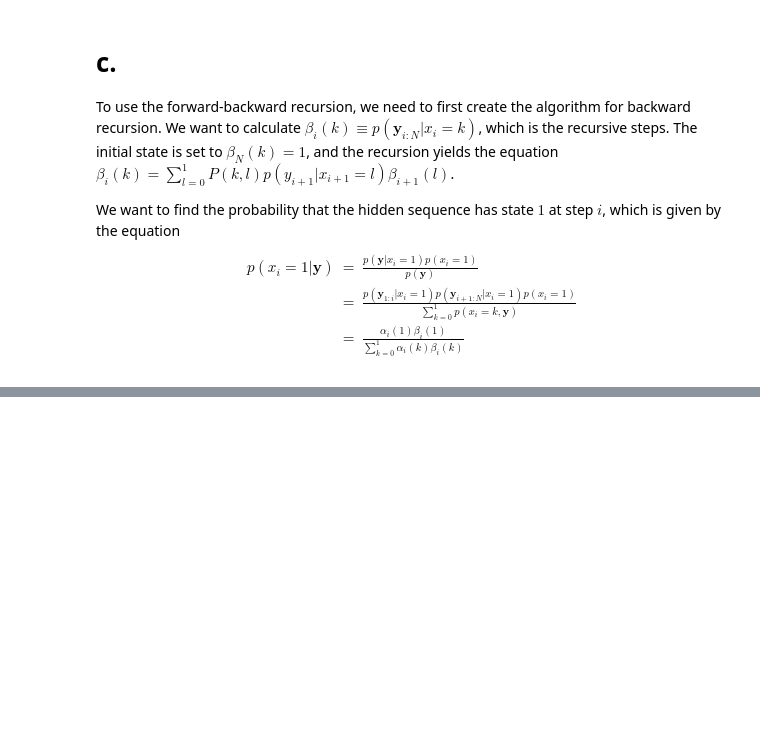
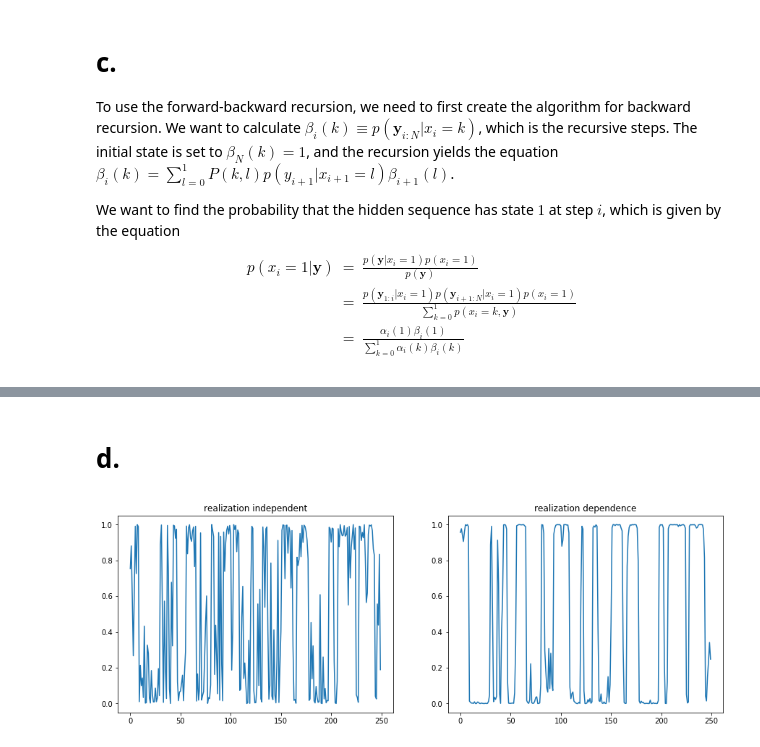
Before and after one commit to berild/mssdvia, a Jupyter notebook: hidden-markov-models/ExerciseBsol.ipynb, the cells around one changed output, grey strips where cells are left out. Saved outputs shown, nothing was run; the diff lists cells and outputs as text; code cells hidden in the pictures; blank space fills up the shorter version.

```diff
--- a/hidden-markov-models/ExerciseBsol.ipynb
+++ b/hidden-markov-models/ExerciseBsol.ipynb
@@ -160,0 +165,22 @@ plt.plot(np.linspace(1,x_rel.size,x_rel.size),x_rel)
+# %% [markdown]
+# d.
+# %%
+def strict_mc(y,tau):
+    marg_prob = np.zeros(y.size)
+    for i in range(y.size):
+        marg_prob[i] = norm.pdf(y[i],1,tau)/(norm.pdf(y[i],0,tau) + norm.pdf(y[i],1,tau))
+    return marg_prob
+
+strict_state_prob = strict_mc(y,0.4)
+
+
+plt.figure(figsize=(15, 5))
+plt.subplot(121)
+plt.plot(strict_state_prob)
+plt.title("realization independent")
+plt.subplot(122)
+plt.plot(state_prob)
+plt.title("realization dependence")
+plt.show()
+# %% [output]
+[figure, added]
```
Also changed, not shown: parts of 5 cells of this notebook.
